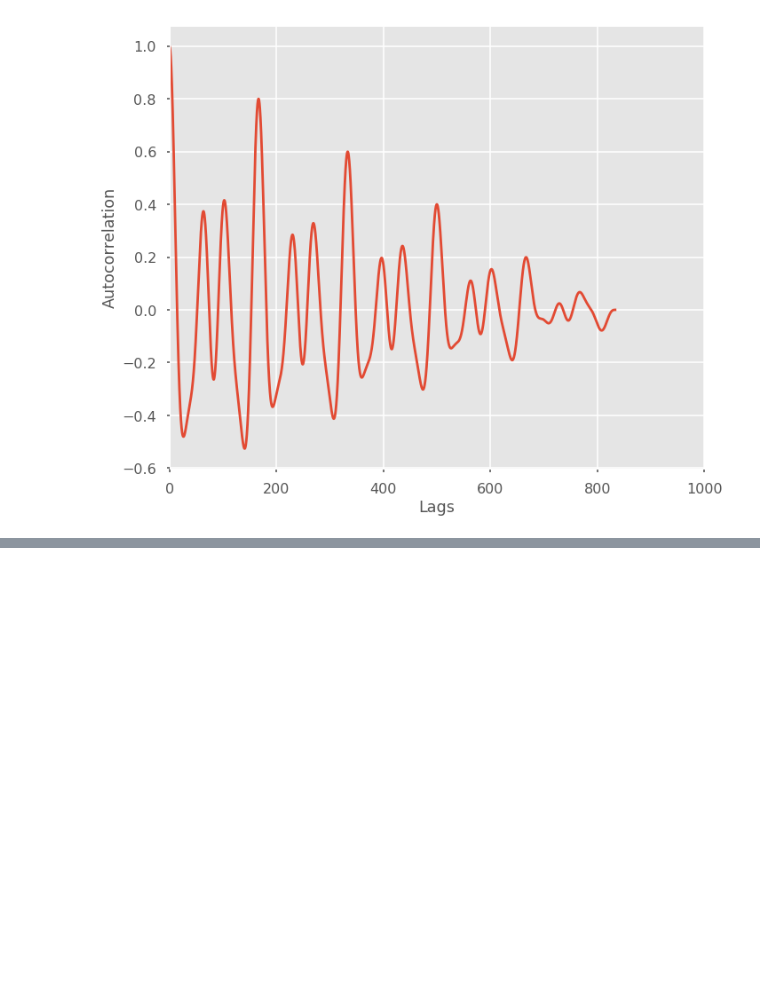
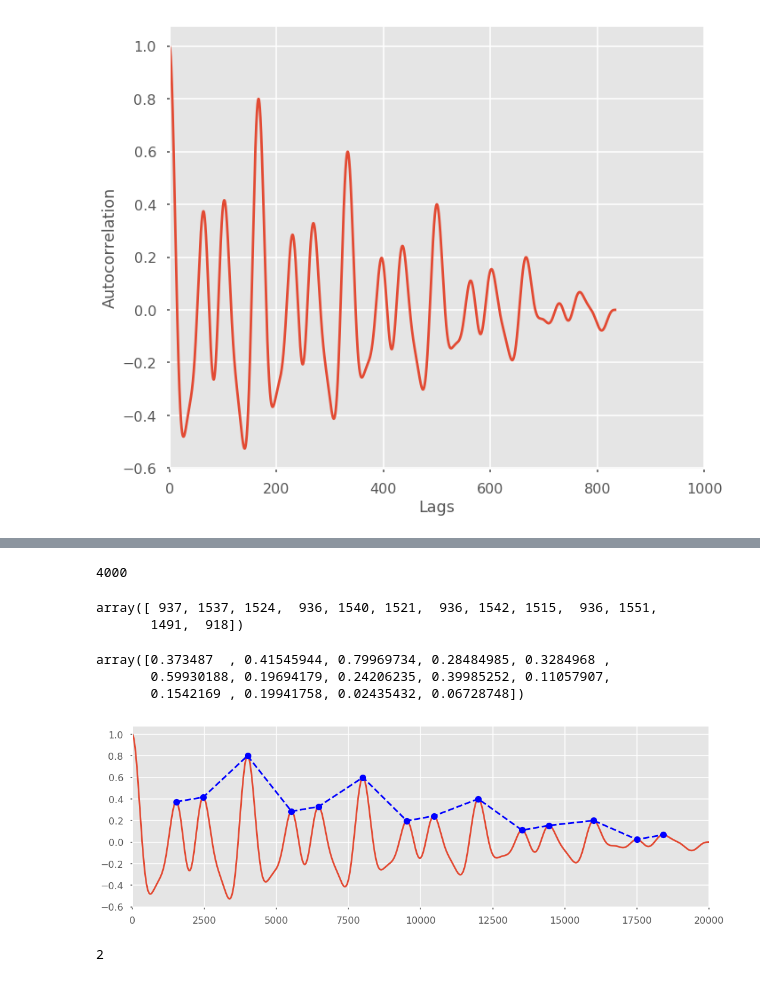
Before and after one commit to A-Gulati/Time_Series, a Jupyter notebook: notebooks/Counting cycles in time series data.ipynb, the cells around one changed output, grey strips where cells are left out. Saved outputs shown, nothing was run; the diff lists cells and outputs as text; code cells hidden in the pictures; blank space fills up the shorter version.

```diff
--- a/notebooks/Counting cycles in time series data.ipynb
+++ b/notebooks/Counting cycles in time series data.ipynb
@@ -390,0 +403,27 @@ Text(0, 0.5, 'Autocorrelation')
+# %%
+peaks[2]
+# %% [output]
+4000
+# %%
+np.diff(peaks)
+# %% [output]
+array([ 937, 1537, 1524,  936, 1540, 1521,  936, 1542, 1515,  936, 1551,
+       1491,  918])
+# %%
+acf[peaks]
+# %% [output]
+array([0.373487  , 0.41545944, 0.79969734, 0.28484985, 0.3284968 ,
+       0.59930188, 0.19694179, 0.24206235, 0.39985252, 0.11057907,
+       0.1542169 , 0.19941758, 0.02435432, 0.06728748])
+# %%
+plt.figure(figsize=(15,5))
+plt.plot(acf)
+plt.plot(peaks, acf[peaks],'--bo')
+plt.xlim((-1,20000))
+plt.show()
+# %% [output]
+[figure, added]
+# %%
+np.argmax(acf[peaks])
+# %% [output]
+2
```
Also changed, not shown: parts of 8 cells of this notebook.
